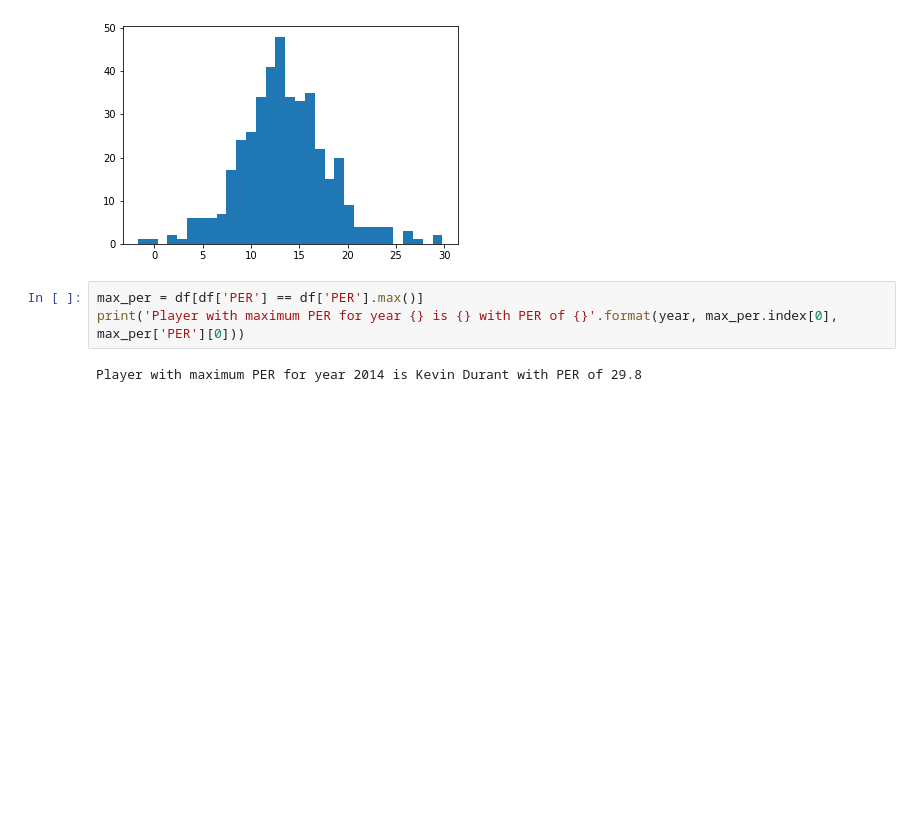
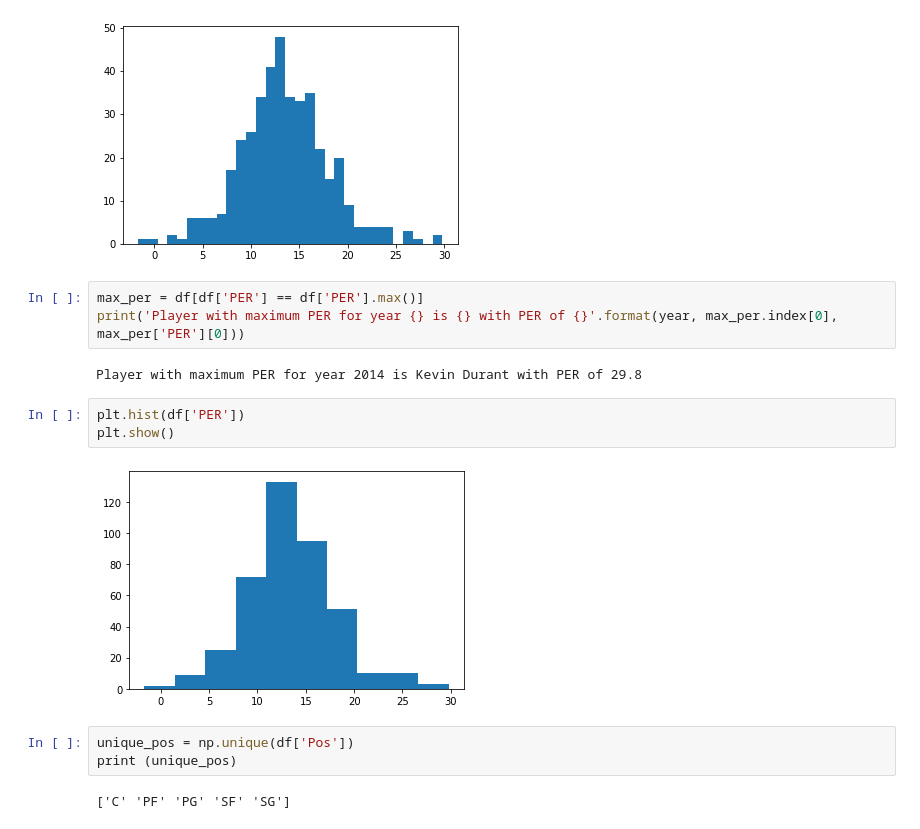
Before and after one commit to guygozlan/SciComPy_NBA, a Jupyter notebook: NBA.ipynb, the cells around one changed output. Cells and saved outputs as stored; diff of their text form; blank space fills up the shorter version.

```diff
--- a/NBA.ipynb
+++ b/NBA.ipynb
@@ -193,3 +197,13 @@ max_per = df[df['PER'] == df['PER'].max()]
 print('Player with maximum PER for year {} is {} with PER of {}'.format(year, max_per.index[0], max_per['PER'][0]))
 # %% [output]
 Player with maximum PER for year 2014 is Kevin Durant with PER of 29.8
+# %%
+plt.hist(df['PER'])
+plt.show()
+# %% [output]
+[figure, added]
+# %%
+unique_pos = np.unique(df['Pos'])
+print (unique_pos)
+# %% [output]
+['C' 'PF' 'PG' 'SF' 'SG']
```
Also changed, not shown: parts of 20 cells of this notebook.
